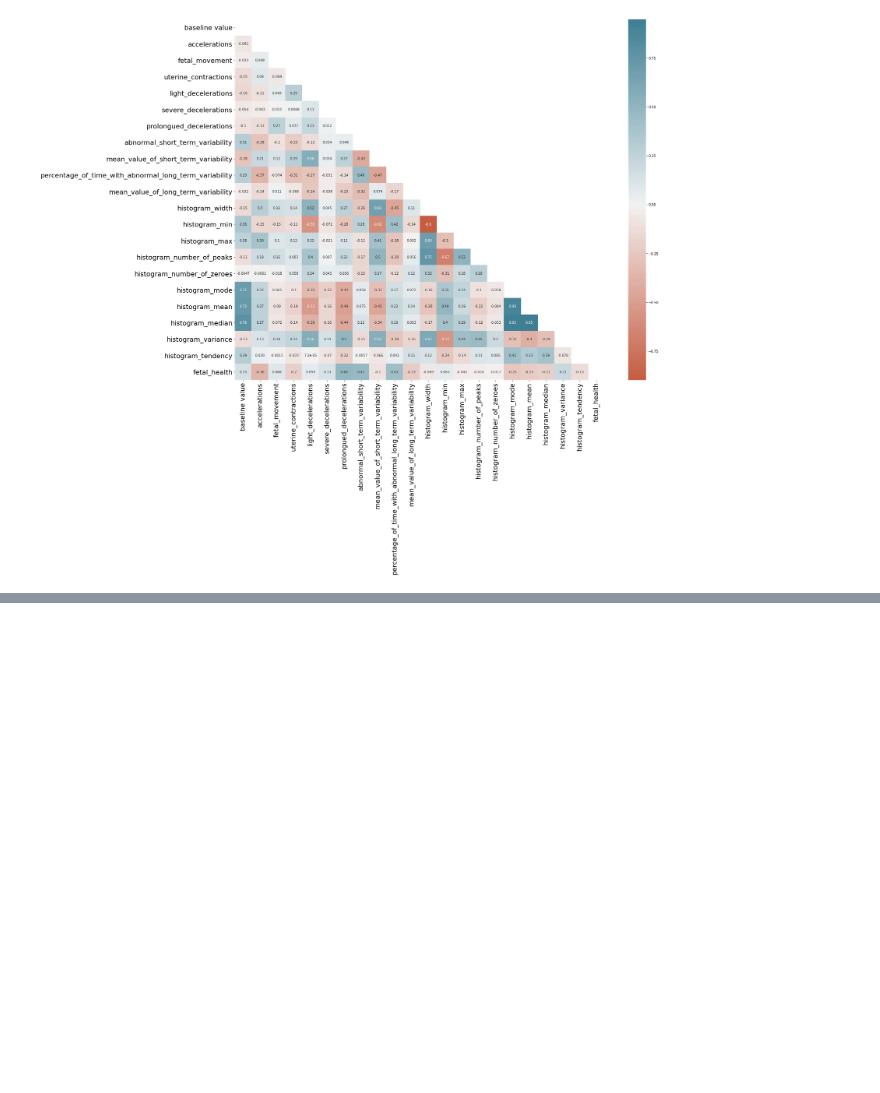
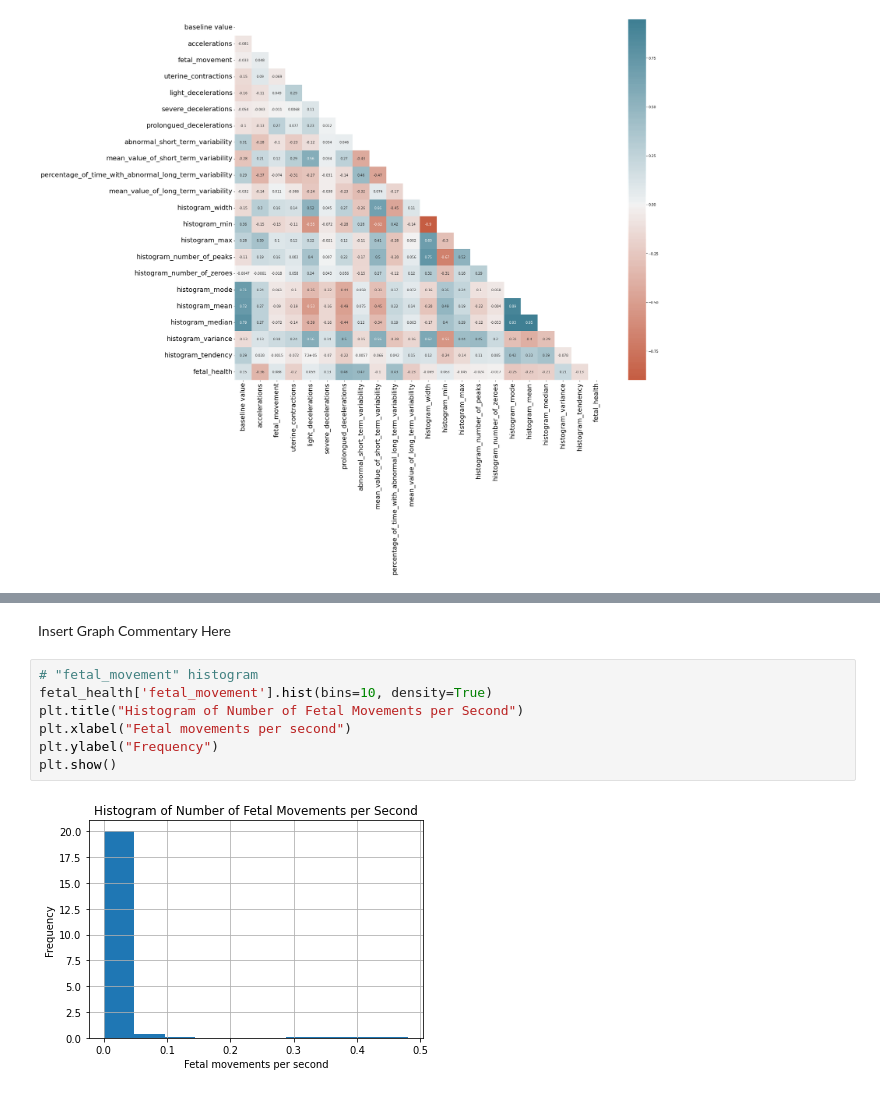
Before and after one commit to halepino/FetalHealth_PredictiveAnalytics, a Jupyter notebook: FetalHealth_FigueroaSchwartzwald.ipynb, the cells around one changed output, grey strips where cells are left out. Saved outputs shown, nothing was run; the diff lists cells and outputs as text; blank space fills up the shorter version.

```diff
--- a/FetalHealth_FigueroaSchwartzwald.ipynb
+++ b/FetalHealth_FigueroaSchwartzwald.ipynb
@@ -47,0 +112,11 @@ sns.heatmap(data.corr(),
+# %% [markdown]
+Insert Graph Commentary Here
+# %%
+# "fetal_movement" histogram
+fetal_health['fetal_movement'].hist(bins=10, density=True)
+plt.title("Histogram of Number of Fetal Movements per Second")
+plt.xlabel("Fetal movements per second")
+plt.ylabel("Frequency")
+plt.show()
+# %% [output]
+[figure, added]
```
Also changed, not shown: parts of 84 cells of this notebook.
